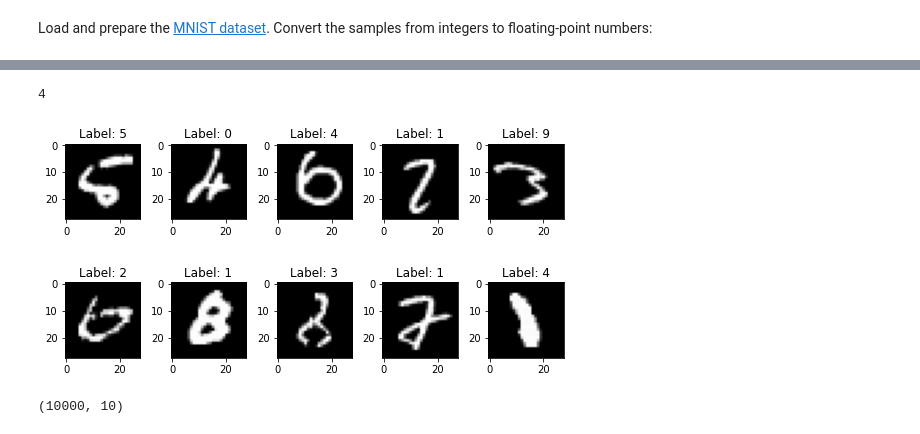
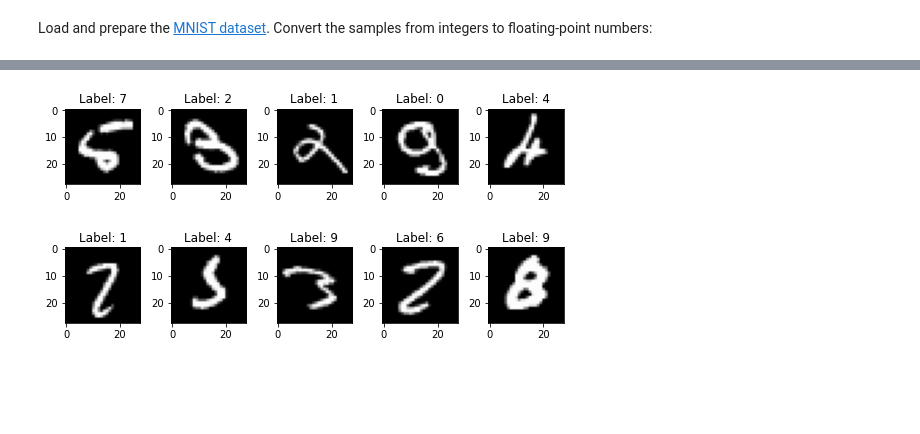
Before and after one commit to hackerinheels/mnistTraining, a Jupyter notebook: mnist.ipynb, the cells around one changed output, grey strips where cells are left out. Drawn from its saved outputs; the diff is of its cells as text; code cells hidden in the pictures; blank space fills up the shorter version.

```diff
--- a/mnist.ipynb
+++ b/mnist.ipynb
@@ -126,3 +33,37 @@ model.evaluate(x_test,  y_test, verbose=1)
+# %%
+(x_train, y_train), (x_test, y_test) = tf.keras.datasets.mnist.load_data()
+# Reshaping the array to 4-dims so that it can work with the Keras API
+x_train = x_train.reshape(x_train.shape[0], 28, 28, 1)
+x_test = x_test.reshape(x_test.shape[0], 28, 28, 1)
+input_shape = (28, 28, 1)
+# Making sure that the values are float so that we can get decimal points after division
+x_train = x_train.astype('float32')
+x_test = x_test.astype('float32')
+# Normalizing the RGB codes by dividing it to the max RGB value.
+x_train /= 255
+x_test /= 255
+print('x_train shape:', x_train.shape)
+print('Number of images in x_train', x_train.shape[0])
+print('Number of images in x_test', x_test.shape[0])
+
+# Importing the required Keras modules containing model and layers
+from tensorflow.keras.models import Sequential
+from tensorflow.keras.layers import Dense, Conv2D, Dropout, Flatten, MaxPooling2D
+# Creating a Sequential Model and adding the layers
+model = Sequential()
+input_shape = (28, 28, 1)
+model.add(Conv2D(28, kernel_size=(3,3), input_shape=input_shape))
+model.add(MaxPooling2D(pool_size=(2, 2)))
+model.add(Flatten()) # Flattening the 2D arrays for fully connected layers
+model.add(Dense(128, activation=tf.nn.relu))
+model.add(Dropout(0.2))
+model.add(Dense(10,activation=tf.nn.softmax))
+
+model.compile(optimizer='adam',
+              loss='sparse_categorical_crossentropy',
+              metrics=['accuracy'])
+model.fit(x=x_train,y=y_train, epochs=10)
+model.evaluate(x_test,  y_test, verbose=1)
 # %%
 
 import matplotlib.pyplot as plt
@@ -155,4 +76,0 @@ array([5, 0, 4, 1, 9, 2, 1, 3, 1, 4], dtype=uint8)
-# %%
-pred_class[668]
-# %% [output]
-4
@@ -160,22 +87,22 @@ pred_class[668]
 index = 0
 i = 0
 bad_preds = []
+bad_images = []
 while index < 10:
     if (pred_class[i]!=y_test[i]):
         index = index + 1
-        bad_preds.append (x_test[i])
+        bad_images.append (x_test[i])
+        bad_preds.append(pred_class[i])
     i = i + 1
 # %%
+num_row = 2
+num_col = 5
 fig, axes = plt.subplots(num_row, num_col, figsize=(1.5*num_col,2*num_row))
 for i in range(10):
     ax = axes[i//num_col, i%num_col]
-    ax.imshow(bad_preds[i], cmap='gray')
-    ax.set_title('Label: {}'.format(labels[i]))
+    ax.imshow(bad_preds[i].reshape(28, 28), cmap='gray')
+    ax.set_title('Label: {}'.format(pred_class[i]))
 plt.tight_layout()
 plt.show()
 # %% [output]
-[figure, old version]
+[figure, new version]
-# %%
-pred.shape
-# %% [output]
-(10000, 10)
```
Also changed, not shown: parts of 29 cells of this notebook.
